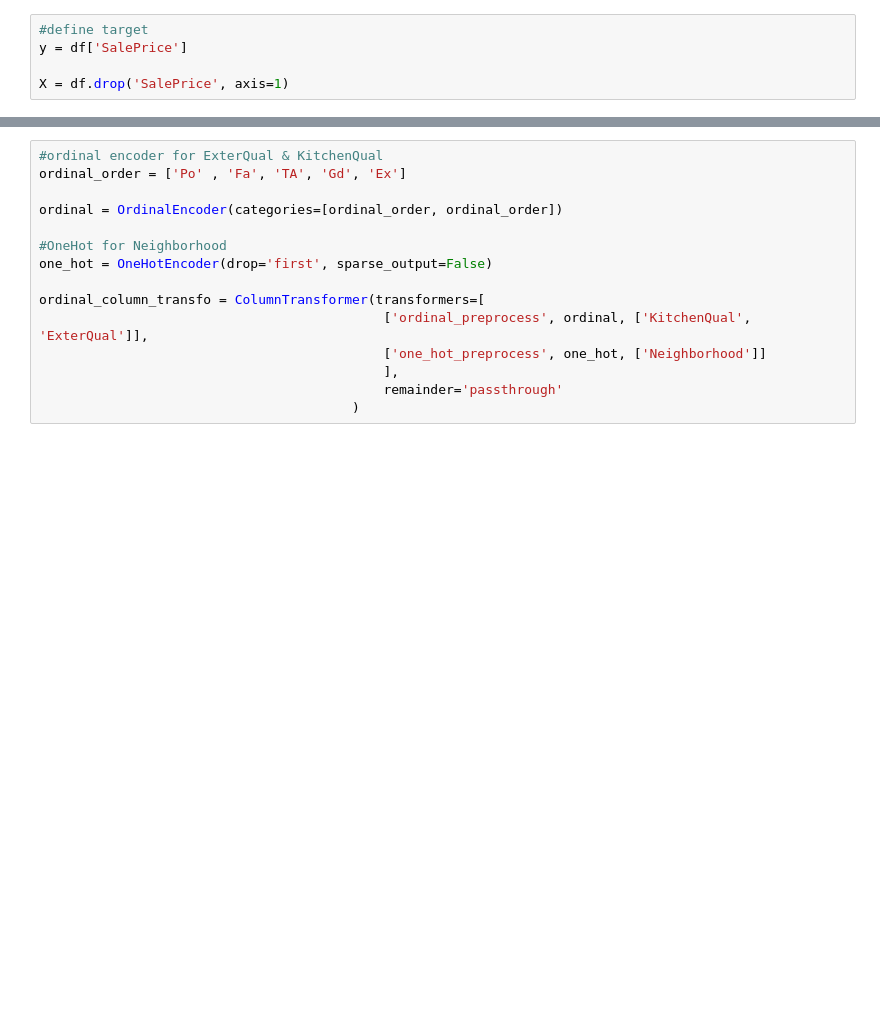
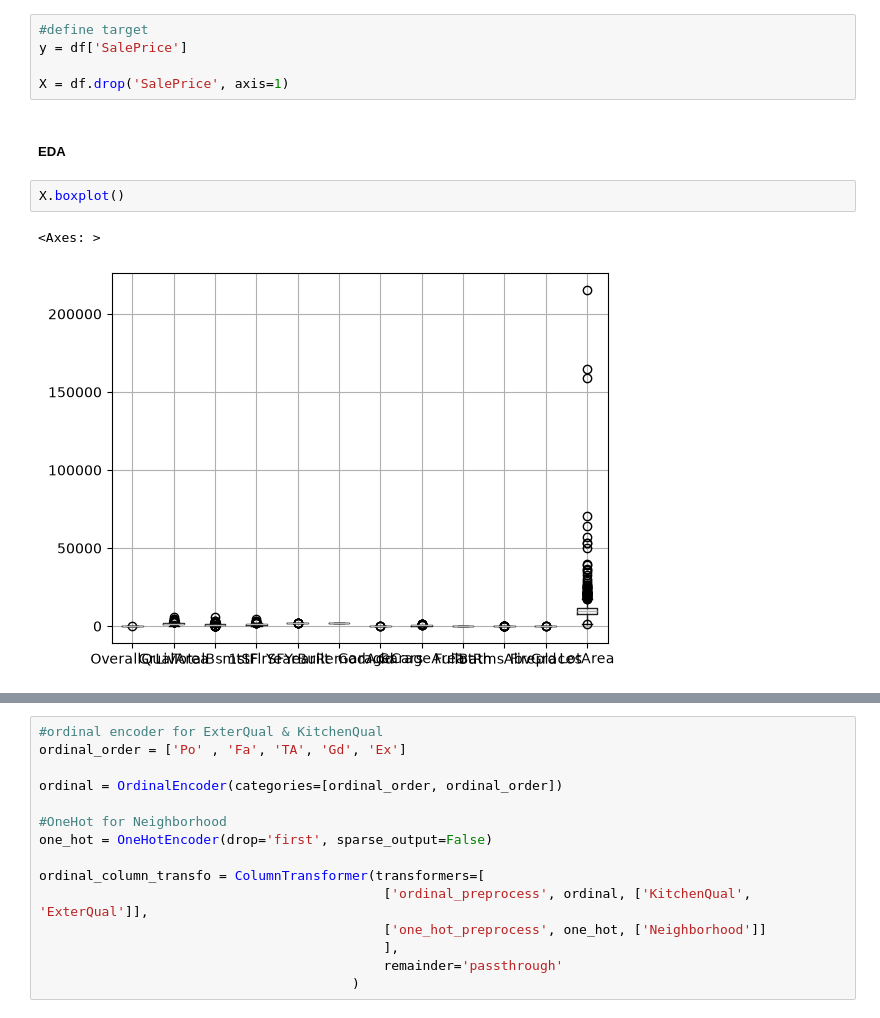
Before and after one commit to Binardino/ML---Real-Estate-Price-Prediction, a Jupyter notebook: notebook.ipynb, the cells around one changed output, grey strips where cells are left out. Saved outputs shown, nothing was run; the diff lists cells and outputs as text; blank space fills up the shorter version.

```diff
--- a/notebook.ipynb
+++ b/notebook.ipynb
@@ -140,3 +329,10 @@ This problem only applies to linear models (LinearRegression). For Random Forest
 y = df['SalePrice']
 
 X = df.drop('SalePrice', axis=1)
+# %% [markdown]
+##### EDA
+# %%
+X.boxplot()
+# %% [output]
+<Axes: >
+[figure, added]
```
Also changed, not shown: parts of 12 cells of this notebook.
